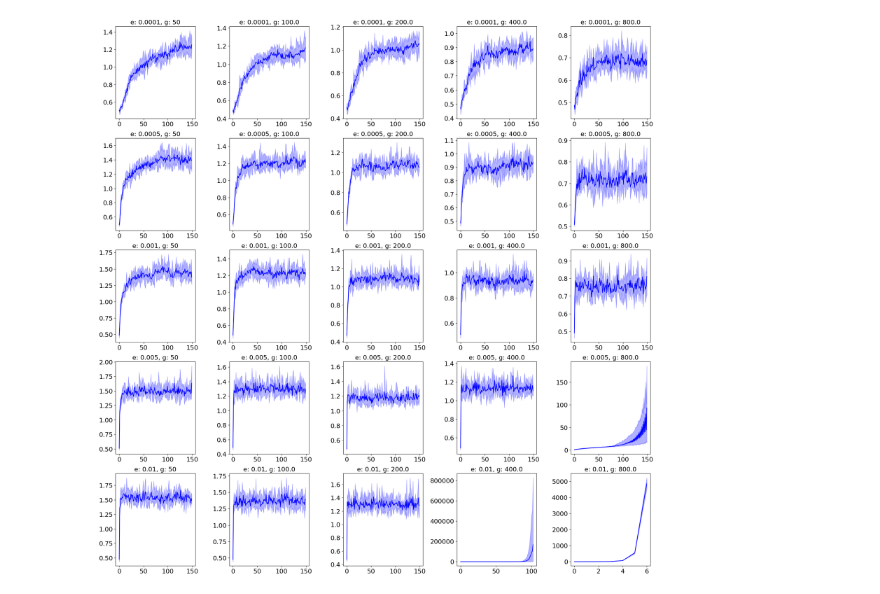
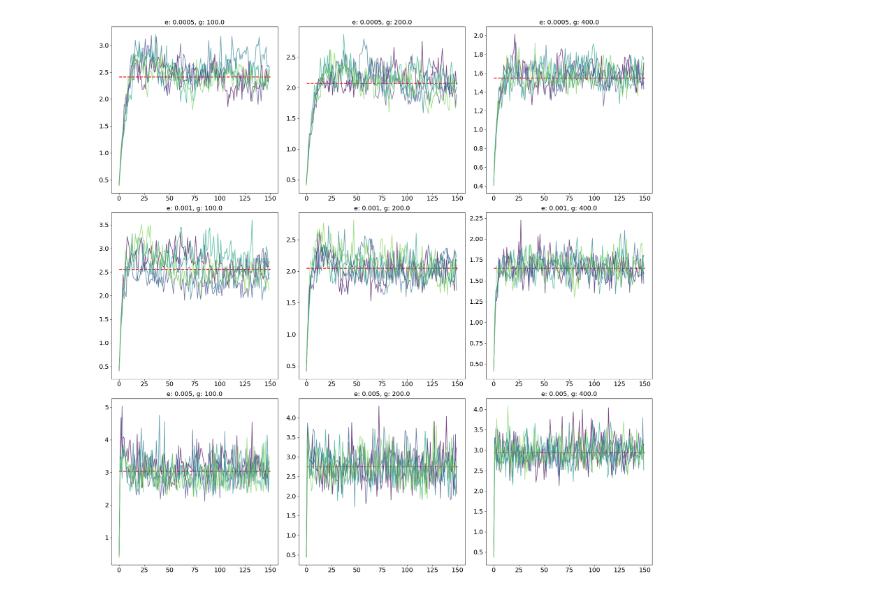
Before and after one commit to cybershiptrooper/ConceptPercolation, a Jupyter notebook: icl1_sweep.ipynb, the cells around one changed output. Saved outputs shown, nothing was run; the diff lists cells and outputs as text; code cells hidden in the pictures.

```diff
--- a/icl1_sweep.ipynb
+++ b/icl1_sweep.ipynb
@@ -59,9 +62,9 @@ evaluator = partial(evaluate_fn, pad_token_id=pad_token_id, config=config)
 # %%
 num_chains = 5
 num_draws = 150
-iteration = 1000
-gammas = [50, 100.0, 200.0, 400.0, 800.0]
-eps = [1e-4, 5e-4, 1e-3, 5e-3, 1e-2]
+iteration = 20_000
+gammas = [100.0, 200.0, 400.0]
+eps = [5e-4, 1e-3, 5e-3]
 llcs = {}
 # grid sweep
 for e in eps:
@@ -83,2 +94,8 @@ e: 0.01, g: 800.0
+# %%
+import pickle
+dump_dir = f"./results/scratch/{hf_repo_name}/llc/"
+grid_str = f"{len(eps)}_by_{len(gammas)}"
+with open(f"{dump_dir}/icl1_sweep_it_{iteration}_draws_{num_draws}_{grid_str}.pkl", "wb") as f:
+    pickle.dump(llcs, f)
 # %%
 import matplotlib.pyplot as plt
@@ -142,34 +156,0 @@ plt.tight_layout()
-# %%
-mins = {}
-maxs = {}
-for i, e in enumerate(eps):
-    for j, g in enumerate(gammas):
-        llc_output = llcs[(e, g)]
-        traces = llc_output["loss/trace"]
-        trace_min = np.min(traces, axis=0)
-        trace_max = np.max(traces, axis=0)
-        mins[(e, g)] = trace_min
-        maxs[(e, g)] = trace_max
-
-fig, ax = plt.subplots(len(eps), len(gammas), figsize=(20, 20))
-
-for i, e in enumerate(eps):
-    for j, g in enumerate(gammas):
-        ax[i, j].plot(mean[(e, g)], color="blue")
-        ax[i, j].fill_between(
-            np.arange(len(mean[(e, g)])),
-            mins[(e, g)],
-            maxs[(e, g)],
-            color="blue",
-            alpha=0.3,
-        )
-        ax[i, j].set_title(f"e: {e}, g: {g}")
-
-
-# set fontsize
-for a in ax.flatten():
-    a.tick_params(axis="both", which="major", labelsize=16)
-    a.set_title(a.get_title(), fontsize=16)
-plt.tight_layout()
-# %% [output]
-[figure, removed]
@@ -180,0 +157,4 @@ with open(f"{dump_dir}/icl1_sweep.pkl", "wb") as f:
+# %%
+plot_trace(llcs, eps, gammas)
+# %% [output]
+[figure, added]
```
Also changed, not shown: parts of 13 cells of this notebook, 4 other files.
